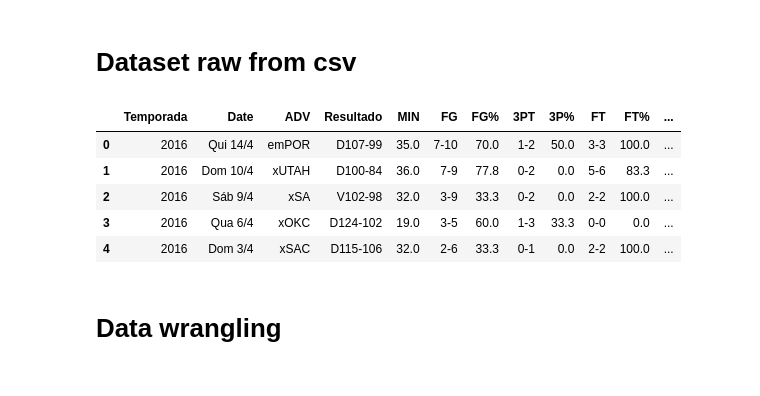
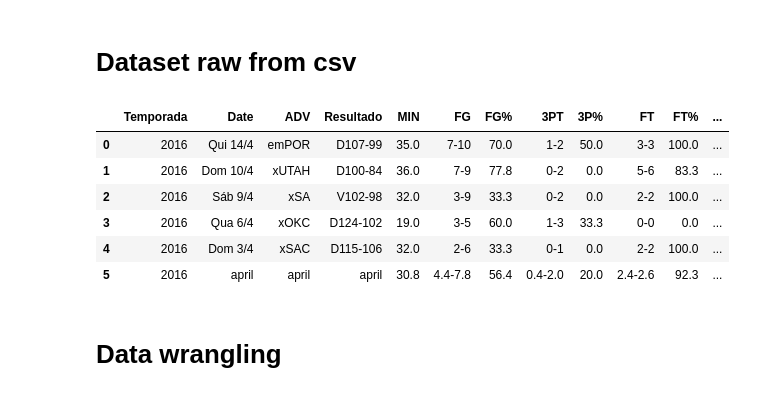
Before and after one commit to victorpecine/nba_data_science, a Jupyter notebook: nba_stats_jokic.ipynb, the cells around one changed output. Drawn from its saved outputs; the diff is of its cells as text; code cells hidden in the pictures.

```diff
--- a/nba_stats_jokic.ipynb
+++ b/nba_stats_jokic.ipynb
@@ -70,15 +70,18 @@ Drive already mounted at /content/drive; to attempt to forcibly remount, call dr
 df_stats_jokic = pd.read_csv('/content/drive/MyDrive/NBA Analysis/nba_stats_jokic_raw.csv',
                              encoding='utf-8',
                              sep=',')
+# %%
+df_stats_jokic.reset_index(drop=True, inplace=True)
 # %%
-df_stats_jokic.head()
+df_stats_jokic.head(6)
 # %% [output]
 |  | Temporada | Date | ADV | Resultado | MIN | FG | FG% | 3PT | 3P% | FT | FT% | ... |
 | 0 | 2016 | Qui 14/4 | emPOR | D107-99 | 35.0 | 7-10 | 70.0 | 1-2 | 50.0 | 3-3 | 100.0 | ... |
 | 1 | 2016 | Dom 10/4 | xUTAH | D100-84 | 36.0 | 7-9 | 77.8 | 0-2 | 0.0 | 5-6 | 83.3 | ... |
 | 2 | 2016 | Sáb 9/4 | xSA | V102-98 | 32.0 | 3-9 | 33.3 | 0-2 | 0.0 | 2-2 | 100.0 | ... |
 | 3 | 2016 | Qua 6/4 | xOKC | D124-102 | 19.0 | 3-5 | 60.0 | 1-3 | 33.3 | 0-0 | 0.0 | ... |
 | 4 | 2016 | Dom 3/4 | xSAC | D115-106 | 32.0 | 2-6 | 33.3 | 0-1 | 0.0 | 2-2 | 100.0 | ... |
+| 5 | 2016 | april | april | april | 30.8 | 4.4-7.8 | 56.4 | 0.4-2.0 | 20.0 | 2.4-2.6 | 92.3 | ... |
 # %% [markdown]
 # Data wrangling
 # %%
```
Also changed, not shown: parts of 43 cells of this notebook, 2 other files.
